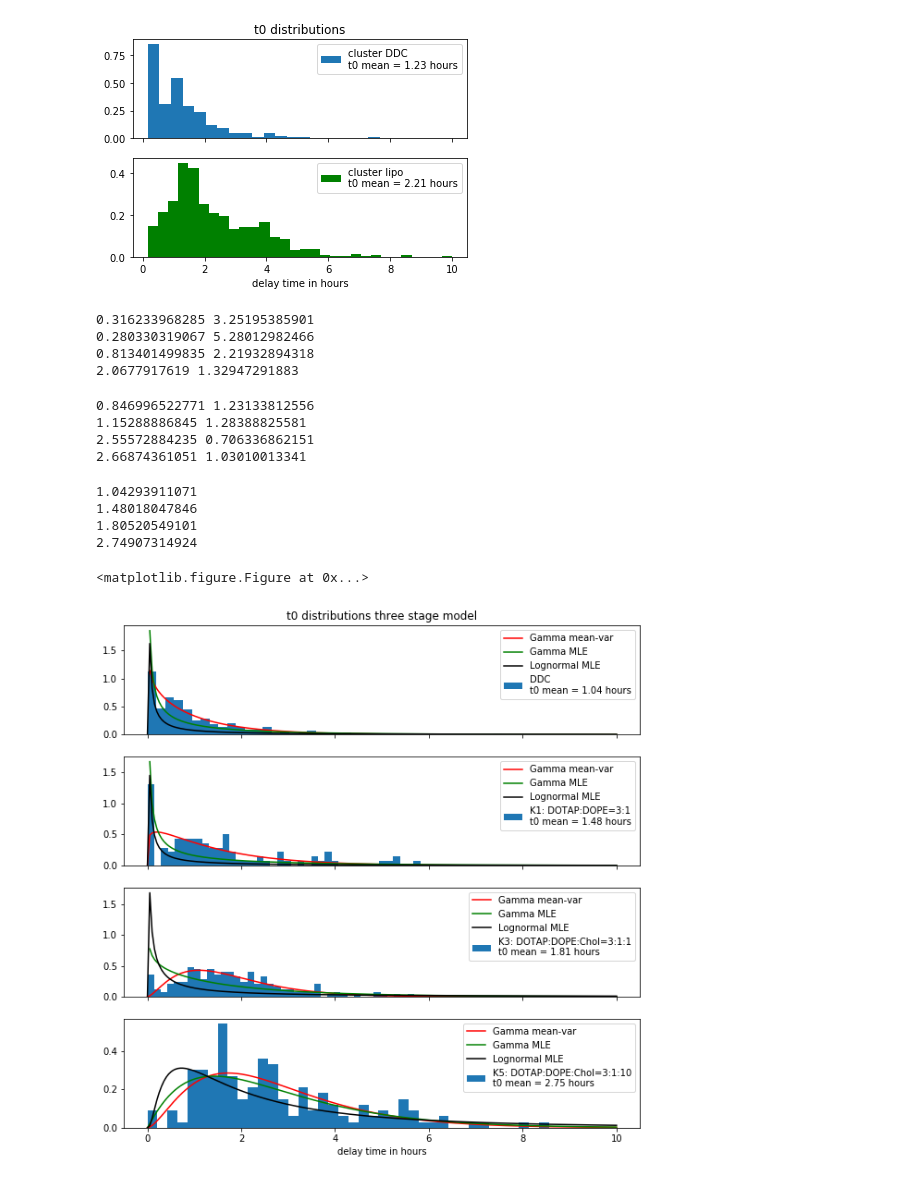
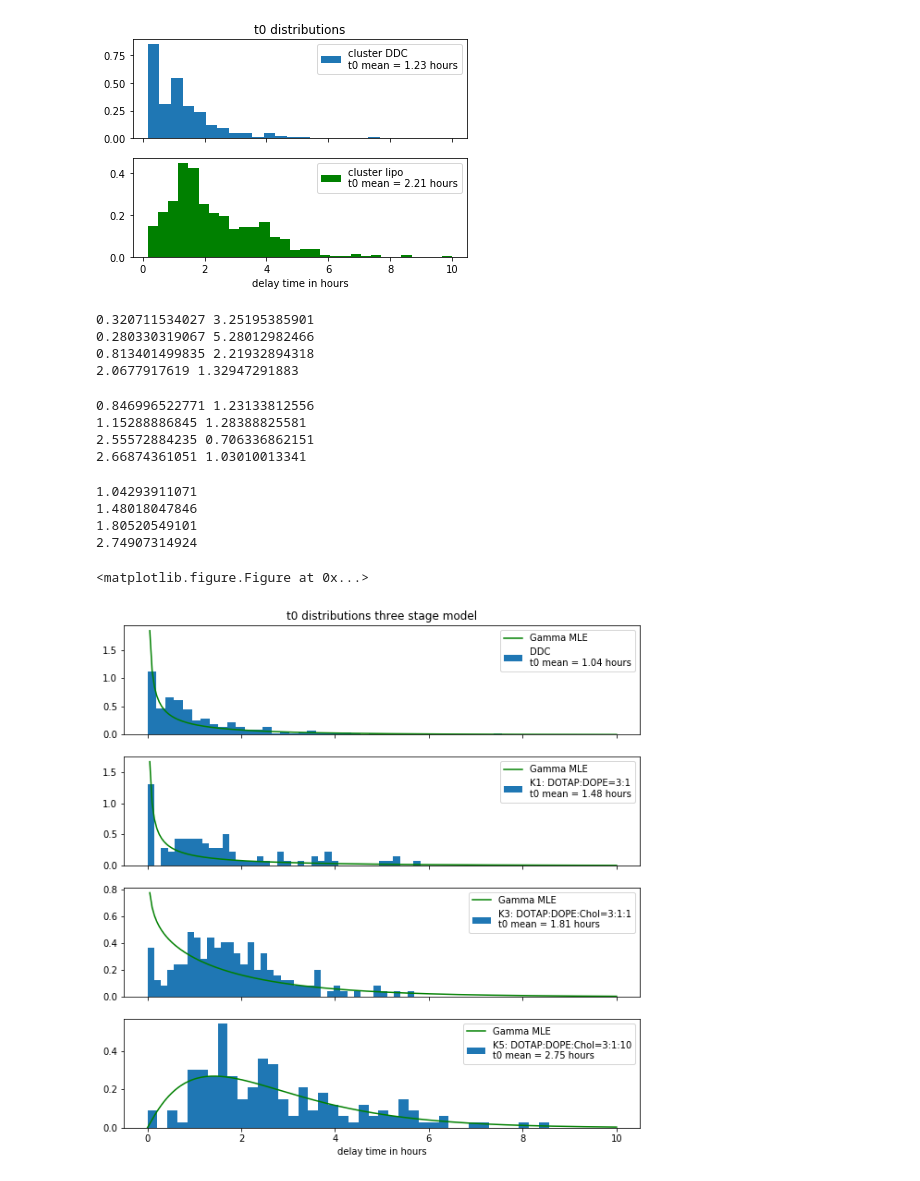
Before and after one commit to hstrey/mRNA-analysis, a Jupyter notebook: t0_distributions.ipynb, the cells around one changed output. Cells and saved outputs as stored; diff of their text form; code cells hidden in the pictures.

Commit message:
putting finishing touches on the figures

```diff
--- a/t0_distributions.ipynb
+++ b/t0_distributions.ipynb
@@ -161,7 +161,7 @@ def MLE_gamma(data):
         k0=k
     return (k,avg/k)
 
-kdcc,theta_ddc = MLE_gamma(ddc_t0_three)
+kddc,theta_ddc = MLE_gamma(ddc_t0_three)
 print(kddc,theta_ddc)
 ddc_gamma = sps.gamma.pdf(x=tp,a=kddc,scale=theta_ddc)
 
@@ -177,7 +177,7 @@ kk5,theta_k5 = MLE_gamma(k5_t0_three)
 print(kk5,theta_k5)
 k5_gamma = sps.gamma.pdf(x=tp,a=kk5,scale=theta_k5)
 # %% [output]
-0.316233968285 3.25195385901
+0.320711534027 3.25195385901
 0.280330319067 5.28012982466
 0.813401499835 2.21932894318
 2.0677917619 1.32947291883
@@ -243,38 +243,38 @@ k5_lognormal = sps.lognorm.pdf(x=tp,s=sigma_k5,scale=np.exp(mu_k5))
 # %%
 plt.figure()
 # Two subplots, the axes array is 1-d
 f, axarr = plt.subplots(4, sharex=True,figsize=(10,10))
 axarr[0].set_title('t0 distributions three stage model')
 axarr[0].hist(ddc_t0_three, bins=40,normed=True,label='DDC\nt0 mean = 1.04 hours')
-axarr[0].plot(tp,ddc_gamma2,"r",label="Gamma mean-var")
+#axarr[0].plot(tp,ddc_gamma2,"r",label="Gamma mean-var")
 axarr[0].plot(tp,ddc_gamma,"g",label="Gamma MLE")
-axarr[0].plot(tp,ddc_lognormal,"k",label="Lognormal MLE")
+#axarr[0].plot(tp,ddc_lognormal,"k",label="Lognormal MLE")
 axarr[0].legend()
 axarr[1].hist(k1_t0_three, bins=40,normed=True,label='K1: DOTAP:DOPE=3:1\nt0 mean = 1.48 hours')
-axarr[1].plot(tp,k1_gamma2,"r",label="Gamma mean-var")
+#axarr[1].plot(tp,k1_gamma2,"r",label="Gamma mean-var")
 axarr[1].plot(tp,k1_gamma,"g",label="Gamma MLE")
-axarr[1].plot(tp,k1_lognormal,"k",label="Lognormal MLE")
+#axarr[1].plot(tp,k1_lognormal,"k",label="Lognormal MLE")
 axarr[1].legend()
 axarr[2].hist(k3_t0_three,bins=40,normed=True,label='K3: DOTAP:DOPE:Chol=3:1:1\nt0 mean = 1.81 hours')
-axarr[2].plot(tp,k3_gamma2,"r",label="Gamma mean-var")
+#axarr[2].plot(tp,k3_gamma2,"r",label="Gamma mean-var")
 axarr[2].plot(tp,k3_gamma,"g",label="Gamma MLE")
-axarr[2].plot(tp,k3_lognormal,"k",label="Lognormal MLE")
+#axarr[2].plot(tp,k3_lognormal,"k",label="Lognormal MLE")
 axarr[2].legend()
 axarr[3].hist(k5_t0_three,bins=40,normed=True,label='K5: DOTAP:DOPE:Chol=3:1:10\nt0 mean = 2.75 hours')
-axarr[3].plot(tp,k5_gamma2,"r",label="Gamma mean-var")
+#axarr[3].plot(tp,k5_gamma2,"r",label="Gamma mean-var")
 axarr[3].plot(tp,k5_gamma,"g",label="Gamma MLE")
-axarr[3].plot(tp,k5_lognormal,"k",label="Lognormal MLE")
+#axarr[3].plot(tp,k5_lognormal,"k",label="Lognormal MLE")
 axarr[3].legend()
 
 plt.xlabel("delay time in hours")
 print(ddc_t0_three.mean())
 print(k1_t0_three.mean())
 print(k3_t0_three.mean())
 print(k5_t0_three.mean())
 # %% [output]
 1.04293911071
 1.48018047846
 1.80520549101
 2.74907314924
 <matplotlib.figure.Figure at 0x...>
-[figure, old version]
+[figure, new version]
```
